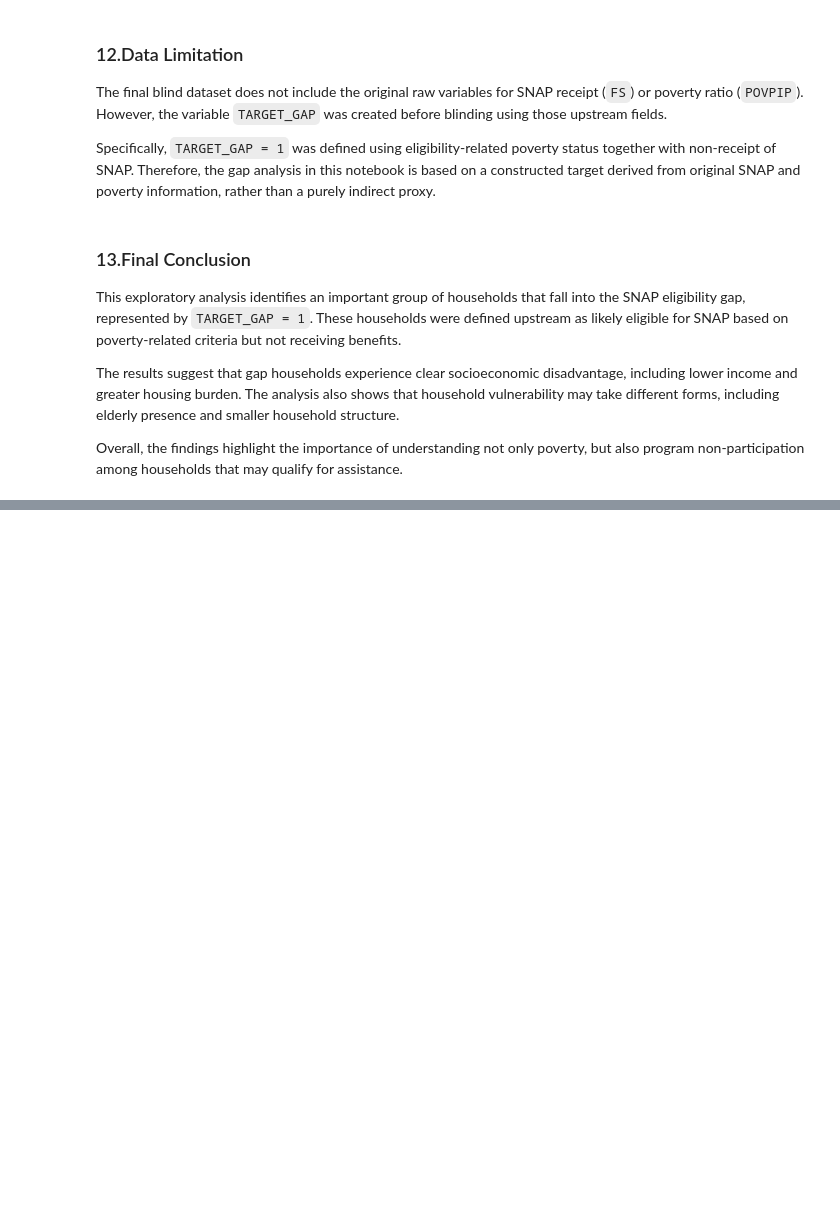
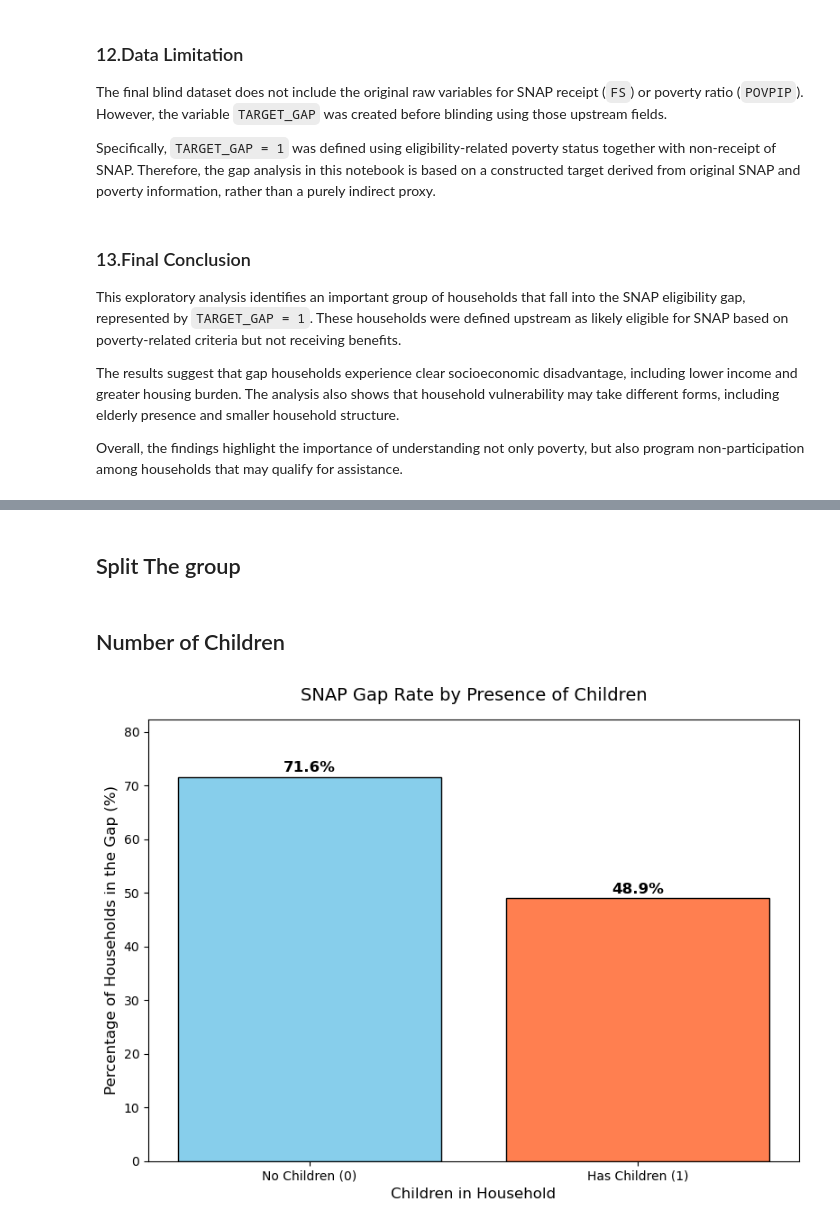
Before and after one commit to Erdos-Projects/spring-2026-local-poverty-rate-estimation, a Jupyter notebook: notebooks/Exploratory_Data_Analysis_V2.ipynb, the cells around one changed output, grey strips where cells are left out. Saved outputs shown, nothing was run; the diff lists cells and outputs as text; code cells hidden in the pictures; blank space fills up the shorter version.

```diff
--- a/notebooks/Exploratory_Data_Analysis_V2.ipynb
+++ b/notebooks/Exploratory_Data_Analysis_V2.ipynb
@@ -402,0 +444,2 @@ Overall, the findings highlight the importance of understanding not only poverty
+# %% [markdown]
+## Split The group
@@ -402,0 +449,46 @@ Overall, the findings highlight the importance of understanding not only poverty
+# %% [markdown]
+## Number of Children
+# %%
+# 1. Remove missing values
+df_nc = df.dropna(subset=['NUM_CHILDREN'])
+
+# 2. Create a binary group (e.g., households with children vs no children)
+df_nc['HAS_CHILDREN'] = (df_nc['NUM_CHILDREN'] > 0).astype(int)
+
+# 3. Calculate gap rate (%) for each group
+gap_rates = df_nc.groupby('HAS_CHILDREN')['TARGET_GAP'].mean() * 100
+
+# 4. Plot bar chart
+plt.figure(figsize=(8, 6))
+
+bars = plt.bar(
+    ['No Children (0)', 'Has Children (1)'],
+    [gap_rates.get(0, 0), gap_rates.get(1, 0)],
+    color=['skyblue', 'coral'],
+    edgecolor='black'
+)
+
+# 5. Add percentage labels
+for bar in bars:
+    yval = bar.get_height()
+    plt.text(
+        bar.get_x() + bar.get_width()/2,
+        yval + 0.5,
+        f'{yval:.1f}%',
+        ha='center',
+        va='bottom',
+        fontweight='bold',
+        fontsize=12
+    )
+
+# 6. Formatting
+plt.title('SNAP Gap Rate by Presence of Children', fontsize=14, pad=15)
+plt.ylabel('Percentage of Households in the Gap (%)', fontsize=12)
+plt.xlabel('Children in Household', fontsize=12)
+
+plt.ylim(0, max(gap_rates) * 1.15)
+
+plt.tight_layout()
+plt.show()
+# %% [output]
+[figure, added]
```
Also changed, not shown: parts of 19 cells of this notebook.
